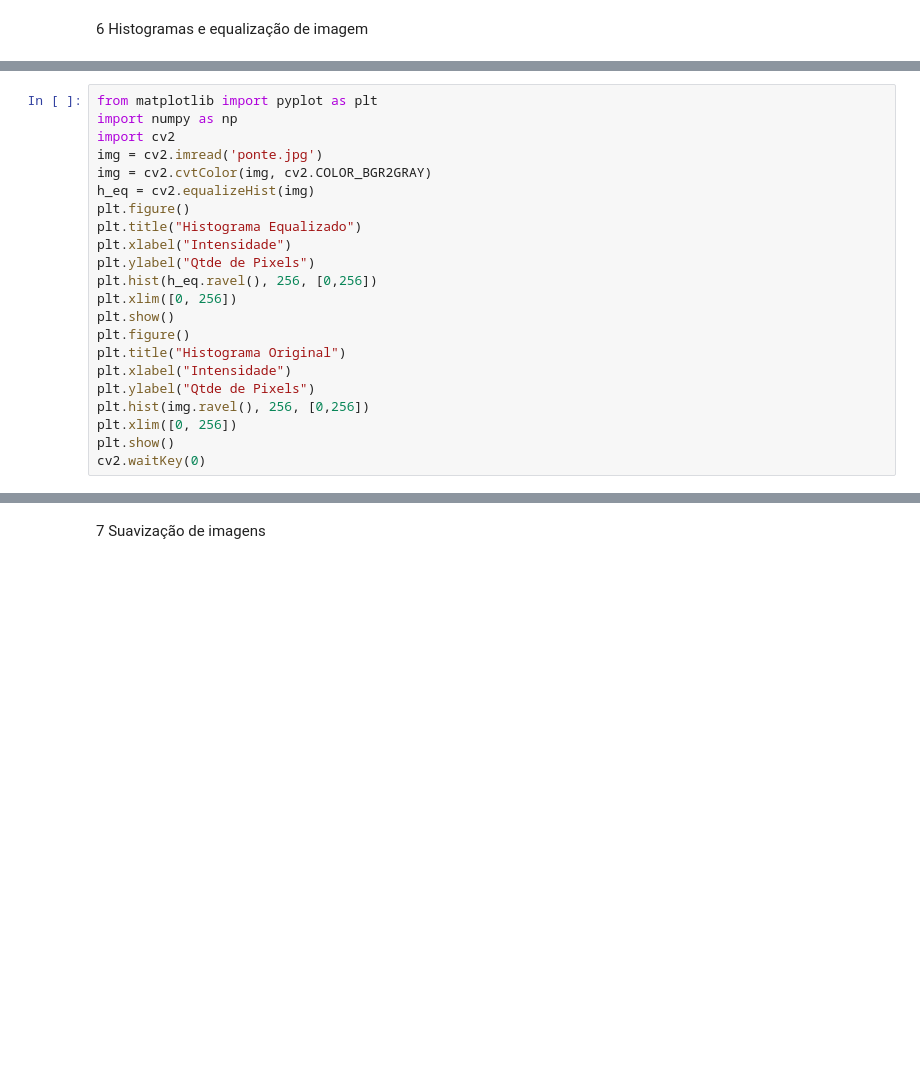
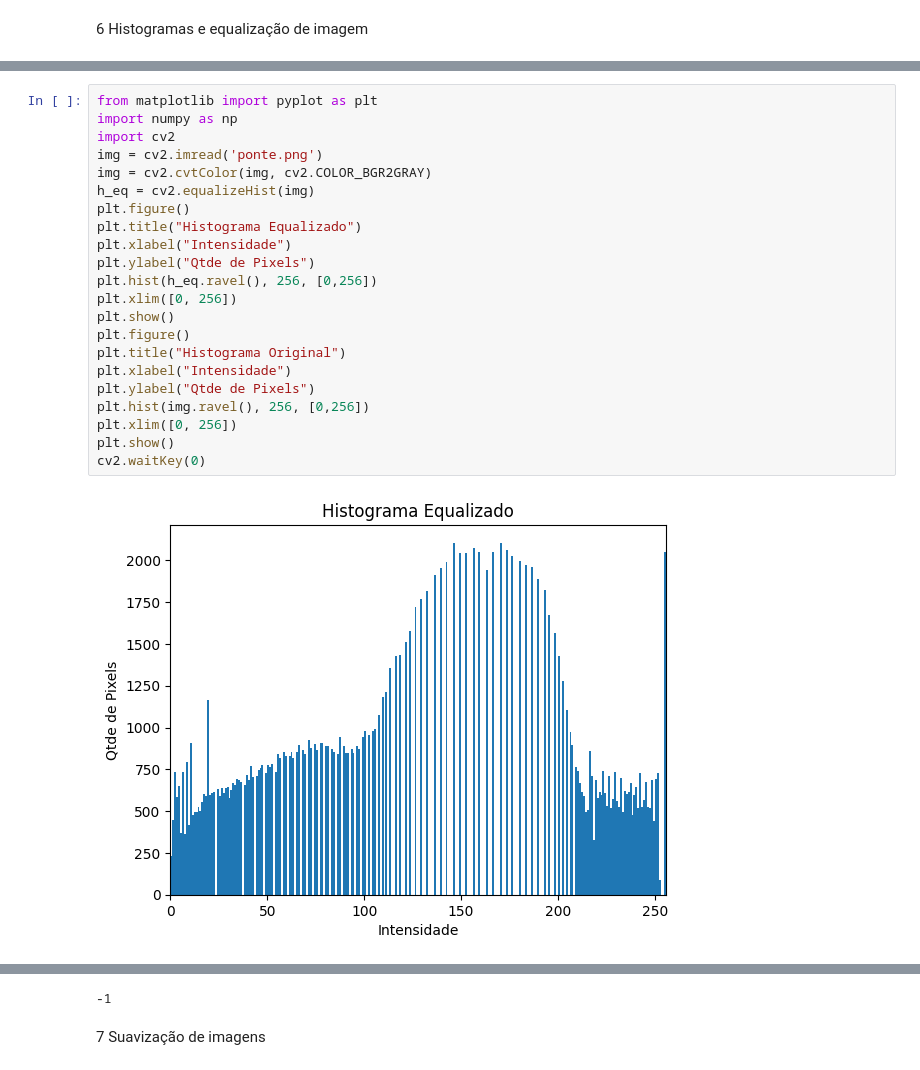
Before and after one commit to alexperusso/PosIA, a Jupyter notebook: Trabalho1.ipynb, the cells around one changed output, grey strips where cells are left out. Saved outputs shown, nothing was run; the diff lists cells and outputs as text; blank space fills up the shorter version.

```diff
--- a/Trabalho1.ipynb
+++ b/Trabalho1.ipynb
@@ -327,22 +388,24 @@ plt.show()
 # %%
 from matplotlib import pyplot as plt
 import numpy as np
 import cv2
-img = cv2.imread('ponte.jpg')
+img = cv2.imread('ponte.png')
 img = cv2.cvtColor(img, cv2.COLOR_BGR2GRAY)
 h_eq = cv2.equalizeHist(img)
 plt.figure()
 plt.title("Histograma Equalizado")
 plt.xlabel("Intensidade")
 plt.ylabel("Qtde de Pixels")
 plt.hist(h_eq.ravel(), 256, [0,256])
 plt.xlim([0, 256])
 plt.show()
 plt.figure()
 plt.title("Histograma Original")
 plt.xlabel("Intensidade")
 plt.ylabel("Qtde de Pixels")
 plt.hist(img.ravel(), 256, [0,256])
 plt.xlim([0, 256])
 plt.show()
 cv2.waitKey(0)
+# %% [output]
+[figure, added]
@@ -349,3 +413,4 @@ cv2.waitKey(0)
+-1
 # %% [markdown]
 7 Suavização de imagens
 # %%
```
Also changed, not shown: parts of 52 cells of this notebook, 9 other files.
